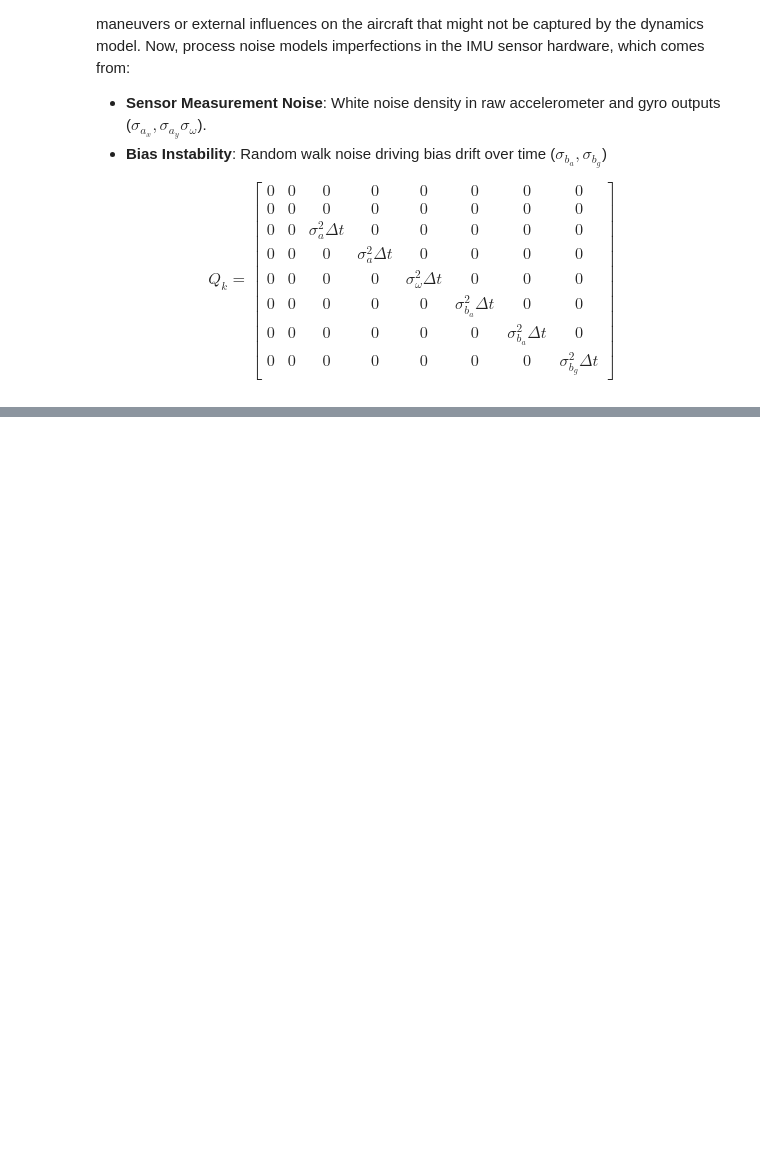
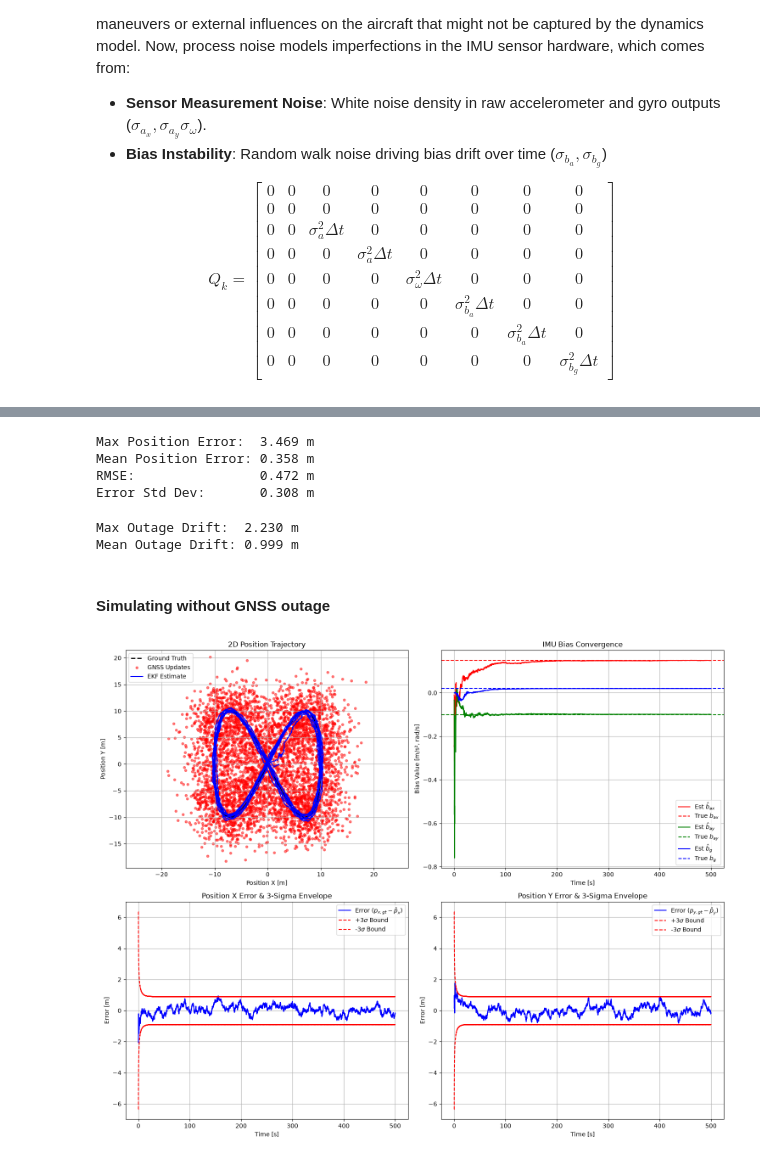
Before and after one commit to soldee/kalman-training, a Jupyter notebook: ekf_sensor_fusion.ipynb, the cells around one changed output, grey strips where cells are left out. Saved outputs shown, nothing was run; the diff lists cells and outputs as text; code cells hidden in the pictures; blank space fills up the shorter version.

```diff
--- a/ekf_sensor_fusion.ipynb
+++ b/ekf_sensor_fusion.ipynb
@@ -396,0 +431,66 @@ plot_ekf_results(t, gt_states, ekf_states, P_history, gnss_measurements, true_bi
+# %%
+# statistics from the whole run, including the outage
+
+gt_states = np.array(gt_states)
+ekf_states = np.array(ekf_states)
+
+error_x = gt_states[:, 0] - ekf_states[:, 0]
+error_y = gt_states[:, 1] - ekf_states[:, 1]
+
+position_error = np.sqrt(error_x**2 + error_y**2)
+
+max_error = np.max(position_error)
+mean_error = np.mean(position_error)
+rmse = np.sqrt(np.mean(position_error**2))
+std_dev = np.std(position_error)
+
+print(f"Max Position Error:  {max_error:.3f} m")
+print(f"Mean Position Error: {mean_error:.3f} m")
+print(f"RMSE:                {rmse:.3f} m")
+print(f"Error Std Dev:       {std_dev:.3f} m")
+# %% [output]
+Max Position Error:  3.469 m
+Mean Position Error: 0.358 m
+RMSE:                0.472 m
+Error Std Dev:       0.308 m
+# %%
+outage_start, outage_end = 150.0, 165.0
+
+outage_mask = (t >= outage_start) & (t <= outage_end)
+
+outage_errors = position_error[outage_mask]
+
+max_outage_error = np.max(outage_errors)
+mean_outage_error = np.mean(outage_errors)
+
+print(f"Max Outage Drift:  {max_outage_error:.3f} m")
+print(f"Mean Outage Drift: {mean_outage_error:.3f} m")
+# %% [output]
+Max Outage Drift:  2.230 m
+Mean Outage Drift: 0.999 m
+# %% [markdown]
+#### Simulating without GNSS outage
+# %%
+t, imu_data, gnss_measurements, gt_states, true_biases = generate_synthetic_data(duration=500, outage_bounds=None)
+
+ekf = EKF()
+
+gnss_idx = 0
+ekf_states = []
+P_history = []
+
+for i in range(len(t)):
+    u_k = imu_data[i]
+    ekf.predict(u_k)
+
+    if gnss_idx < len(gnss_measurements) and gnss_measurements[gnss_idx][0] == i:
+        z_k = gnss_measurements[gnss_idx][1]
+        ekf.update(z_k)
+        gnss_idx += 1
+
+    ekf_states.append(ekf.x.copy())
+    P_history.append(ekf.P.copy())
+
+plot_ekf_results(t, gt_states, ekf_states, P_history, gnss_measurements, true_biases)
+# %% [output]
+[figure, added]
```
Also changed, not shown: parts of 20 cells of this notebook.
